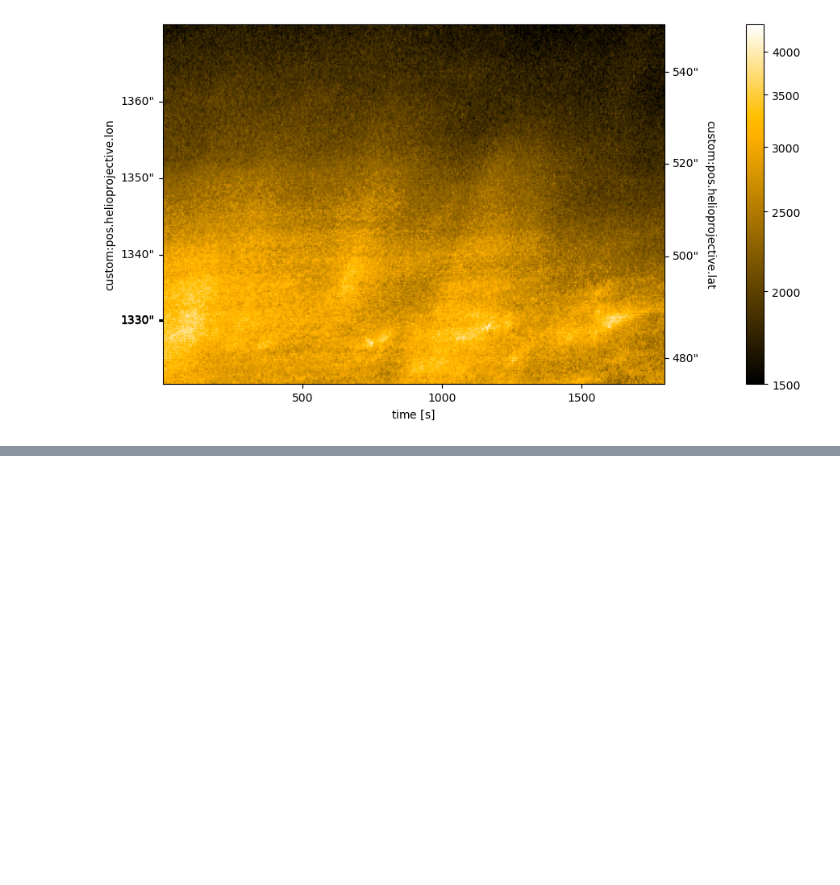
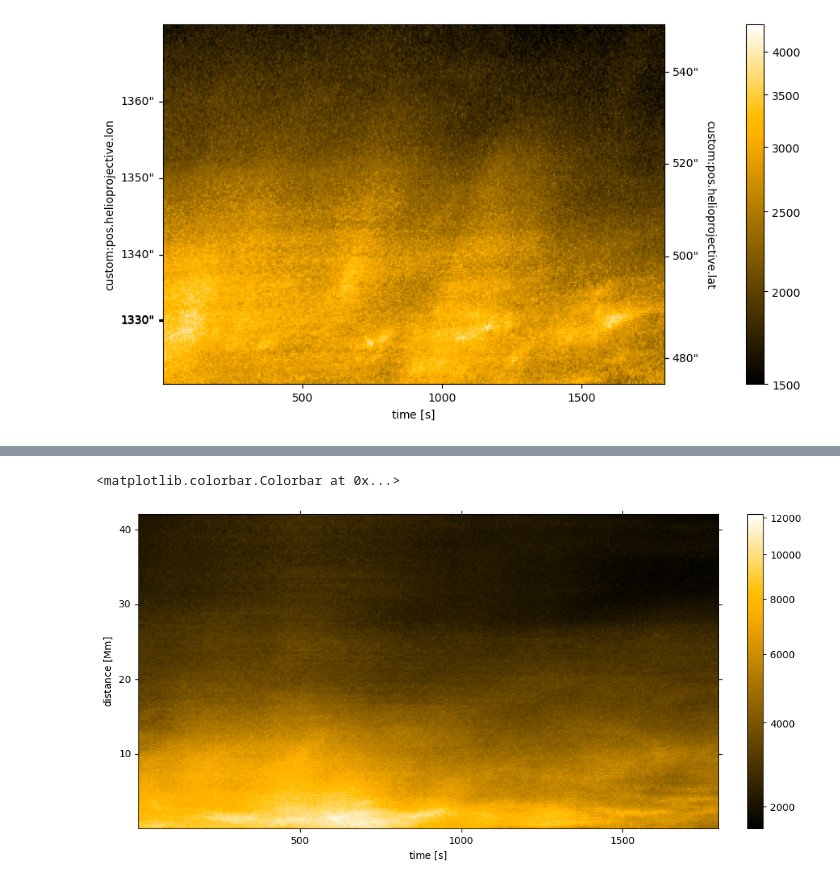
Before and after one commit to yjzhu-solar/EIS_DKIST_SolO, a Jupyter notebook: ipynb/eui/eui_upflow_spacetime_plot.ipynb, the cells around one changed output, grey strips where cells are left out. Saved outputs shown, nothing was run; the diff lists cells and outputs as text; code cells hidden in the pictures; blank space fills up the shorter version.

```diff
--- a/ipynb/eui/eui_upflow_spacetime_plot.ipynb
+++ b/ipynb/eui/eui_upflow_spacetime_plot.ipynb
@@ -156,0 +210,25 @@ print(slit_1_spacetime_distance_slope_1_vel)
+# %%
+slit_3_pixels_0_3d = slit_3_pixels_0.make_3d()
+slit_3_pixels_0_distance = []
+for ii, pixel_ in enumerate(slit_3_pixels_0_3d):
+    if ii == 0:
+        slit_3_pixels_0_distance.append(0*u.m)
+    else:
+        slit_3_pixels_0_distance.append(pixel_.separation_3d(slit_3_pixels_0_3d[ii - 1]) + slit_3_pixels_0_distance[ii - 1])
+slit_3_pixels_0_distance = u.Quantity(slit_3_pixels_0_distance)
+# %%
+slit_3_spacetime_distance_wcs = (QuantityTableCoordinate(slit_3_pixels_0_distance.to(u.Mm),
+                                                physical_types="length",names="distance") &
+                        TimeTableCoordinate(astropy.time.Time([map_.date for map_ in eui_map_seq_coalign]),
+                                            physical_types="time",names="time")).wcs
+slit_3_spacetime_distance_cube = NDCube(slit_3_intensity,slit_3_spacetime_distance_wcs)
+# %%
+fig = plt.figure(figsize=(10,5),constrained_layout=True)
+ax = fig.add_subplot(111,projection=slit_3_spacetime_distance_cube.wcs)
+slit_3_spacetime_distance_cube.plot(axes = ax, plot_axes=('x','y'),cmap='solar orbiterhri_euv174',norm=ImageNormalize(vmin=1500,stretch=AsinhStretch(0.4)),
+                                    aspect="auto")
+
+plt.colorbar()
+# %% [output]
+<matplotlib.colorbar.Colorbar at 0x...>
+[figure, added]
```
Also changed, not shown: parts of 10 cells of this notebook.
